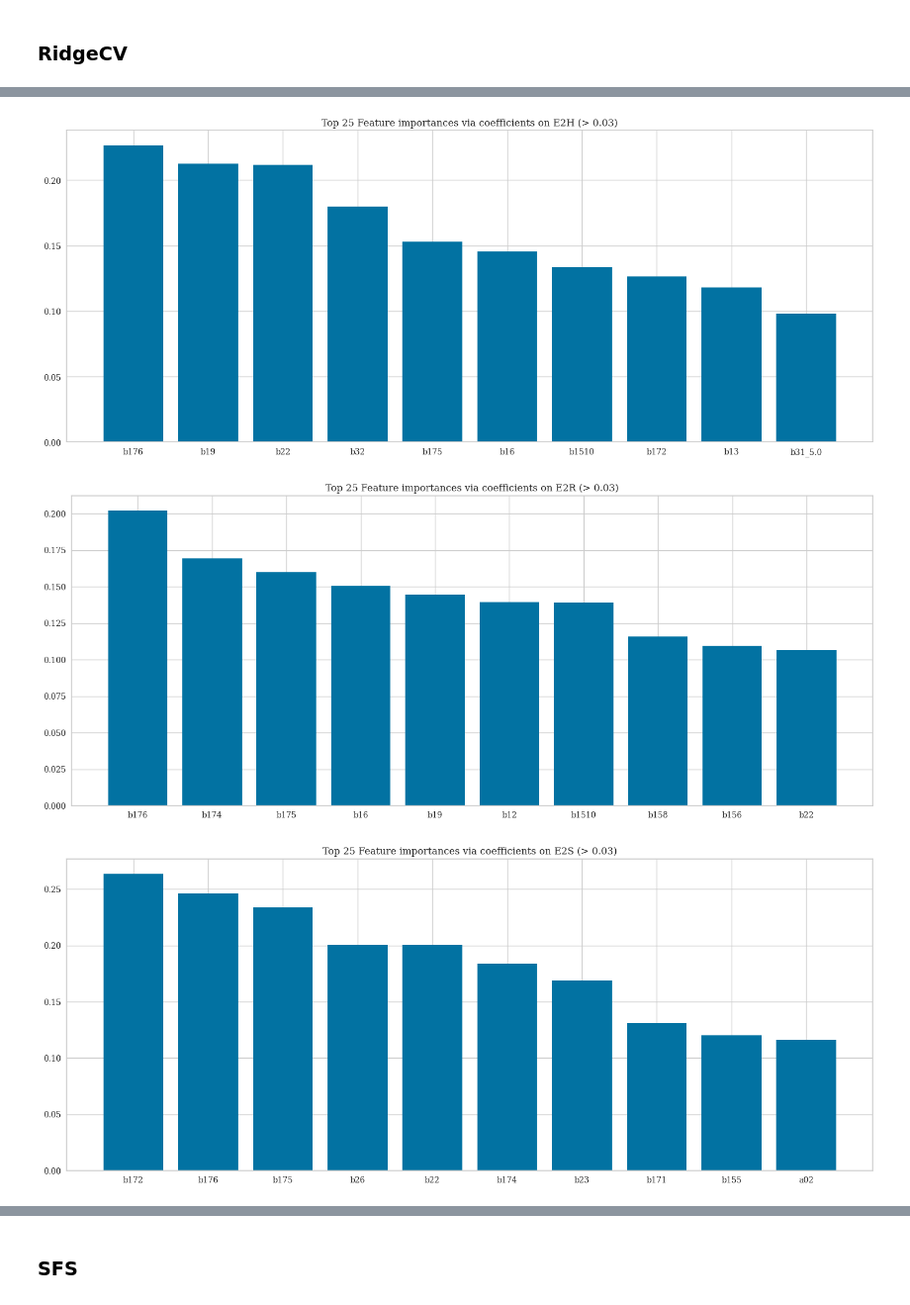
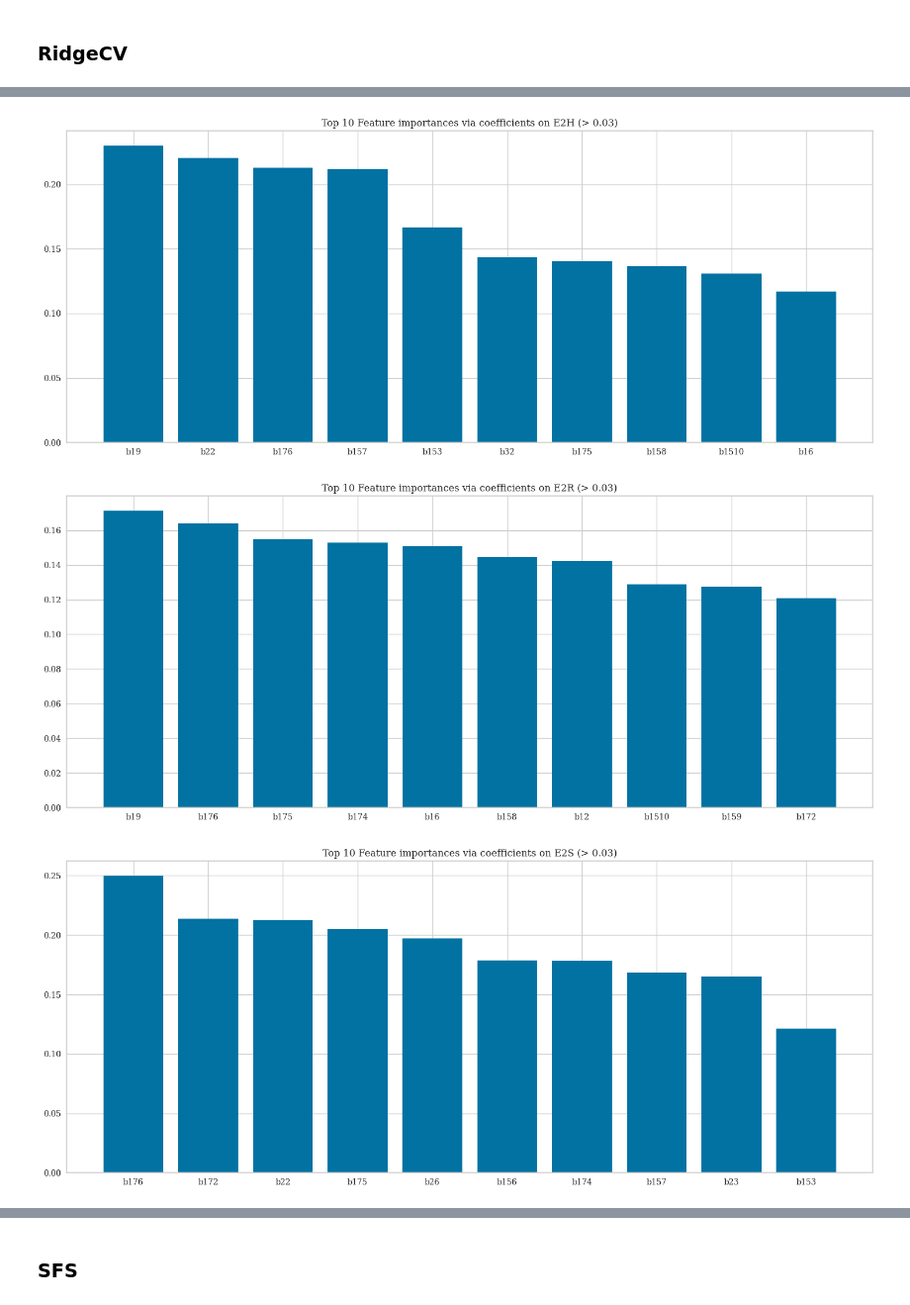
Before and after one commit to BigMasonFang/tb-project, a Jupyter notebook: main.ipynb, the cells around one changed output, grey strips where cells are left out. Shown at 99% size. Saved outputs shown, nothing was run; the diff lists cells and outputs as text; code cells hidden in the pictures.

Commit message:
[20230827] finish feature selection and training

```diff
--- a/main.ipynb
+++ b/main.ipynb
@@ -232,17 +234,18 @@ No artists with labels found to put in legend.  Note that artists whose label st
 # %%
 std=StandardScaler()
 X_train_standard_scaled = std.fit_transform(pd.DataFrame(X_train))
 X_train_standard_scaled = pd.DataFrame(X_train_standard_scaled, columns=X_train.columns)
 
-feature_selection.plot_importance_select(X_train_standard_scaled, y_train, RidgeClassifierCV(), importance_threshold=0.03, select_num=25)
+ridge_importances = feature_selection.get_feature_importance(X_train_standard_scaled, y_train, RidgeClassifierCV())
+feature_selection.plot_importance_select(X_train, y_train, ridge_importances, importance_threshold=0.03)
 # %% [output]
 No artists with labels found to put in legend.  Note that artists whose label start with an underscore are ignored when legend() is called with no argument.
 No artists with labels found to put in legend.  Note that artists whose label start with an underscore are ignored when legend() is called with no argument.
 No artists with labels found to put in legend.  Note that artists whose label start with an underscore are ignored when legend() is called with no argument.
 No artists with labels found to put in legend.  Note that artists whose label start with an underscore are ignored when legend() is called with no argument.
 No artists with labels found to put in legend.  Note that artists whose label start with an underscore are ignored when legend() is called with no argument.
 No artists with labels found to put in legend.  Note that artists whose label start with an underscore are ignored when legend() is called with no argument.
 No artists with labels found to put in legend.  Note that artists whose label start with an underscore are ignored when legend() is called with no argument.
-[figure, old version]
+[figure, new version]
-[figure, old version]
+[figure, new version]
-[figure, old version]
+[figure, new version]
```
Also changed, not shown: parts of 16 cells of this notebook, 3 other files.
